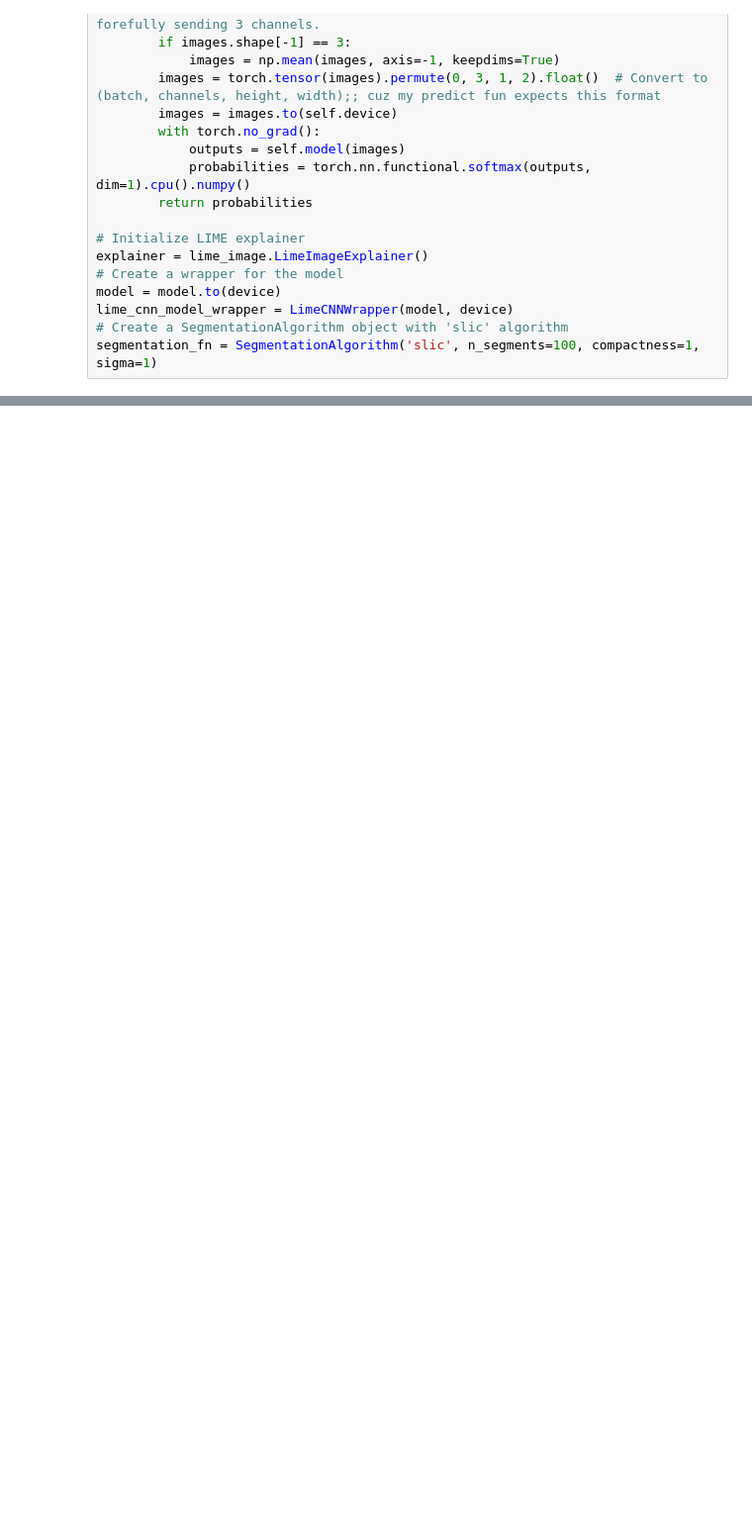
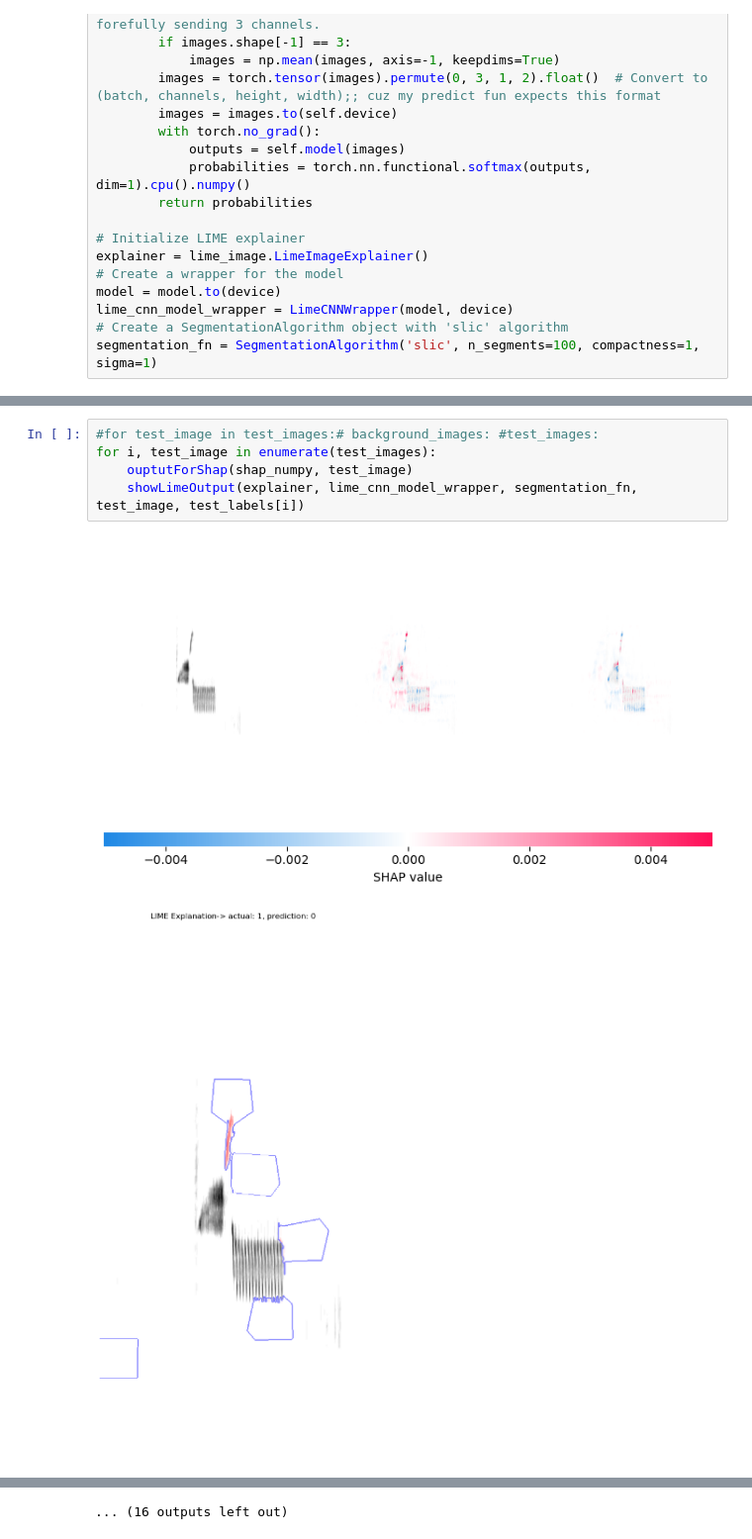
Before and after one commit to ZubairFaruqui10/birdSongClassifier, a Jupyter notebook: bird-classifier-cnn-jp.ipynb, the cells around one changed output, grey strips where cells are left out. Shown at 99% size. Saved outputs shown, nothing was run; the diff lists cells and outputs as text; blank space fills up the shorter version.

```diff
--- a/bird-classifier-cnn-jp.ipynb
+++ b/bird-classifier-cnn-jp.ipynb
@@ -277,0 +247,8 @@ for i in range (10):
+# %%
+#for test_image in test_images:# background_images: #test_images:
+for i, test_image in enumerate(test_images):
+    ouptutForShap(shap_numpy, test_image)
+    showLimeOutput(explainer, lime_cnn_model_wrapper, segmentation_fn, test_image, test_labels[i])
+# %% [output]
+[figure, added]
+[figure, added]
@@ -277,0 +265 @@ for i in range (10):
+... (16 outputs left out)
```
Also changed, not shown: parts of 10 cells of this notebook.
